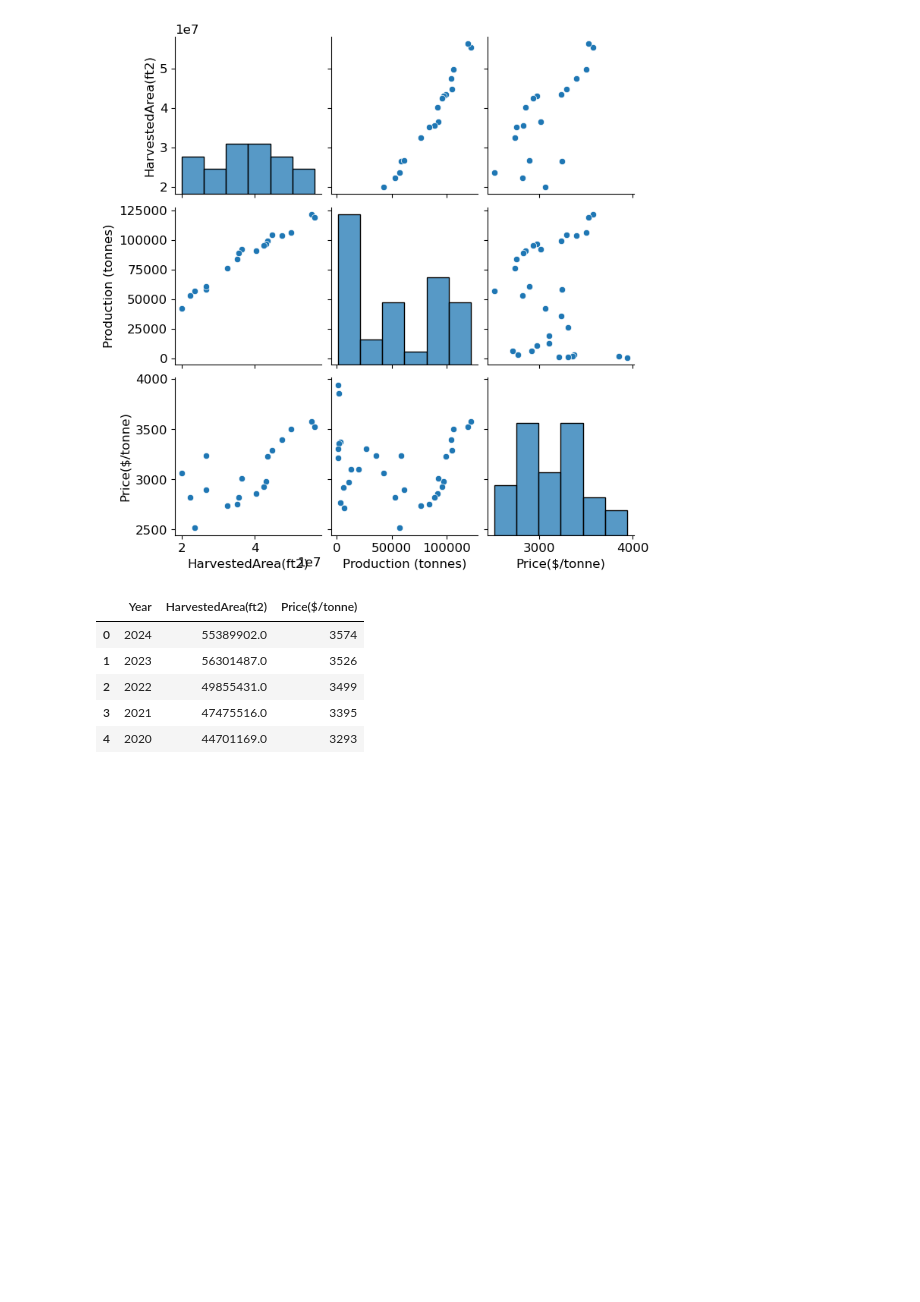
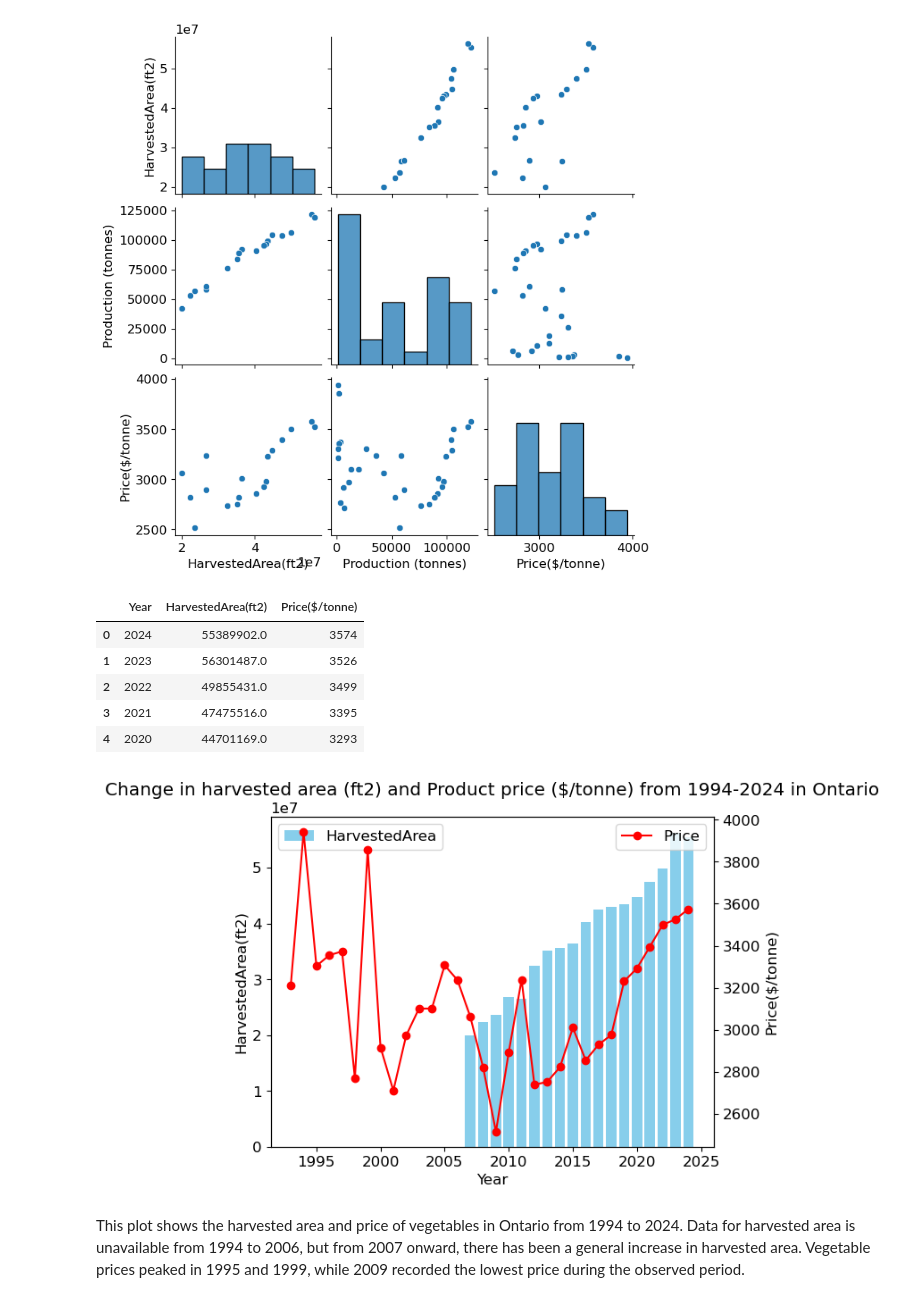
Before and after one commit to minamahdian/visualization, a Jupyter notebook: 02_activities/assignments/Assignment3_plots.ipynb, the cells around one changed output. Saved outputs shown, nothing was run; the diff lists cells and outputs as text; code cells hidden in the pictures; blank space fills up the shorter version.

```diff
--- a/02_activities/assignments/Assignment3_plots.ipynb
+++ b/02_activities/assignments/Assignment3_plots.ipynb
@@ -152,3 +149,31 @@ df2.head()
 | 2 | 2022 | 49855431.0 | 3499 |
 | 3 | 2021 | 47475516.0 | 3395 |
 | 4 | 2020 | 44701169.0 | 3293 |
+# %%
+import matplotlib.pyplot as plt
+import pandas as pd
+
+fig, ax1 = plt.subplots()
+
+# Bar plot (left y-axis)
+ax1.bar(df2['Year'], df2['HarvestedArea(ft2)'], color='skyblue', label='HarvestedArea')
+ax1.set_ylabel('HarvestedArea(ft2)')
+ax1.set_xlabel('Year')
+
+# Second y-axis
+ax2 = ax1.twinx()
+
+# Scatter plot (right y-axis)
+ax2.plot(df2['Year'], df2['Price($/tonne)'], 'o-', color='red', label='Price')
+ax2.set_ylabel('Price($/tonne)')
+
+# Optional: Add legends
+ax1.legend(loc='upper left')
+ax2.legend(loc='upper right')
+
+plt.title('Change in harvested area (ft2) and Product price ($/tonne) from 1994-2024 in Ontario')
+plt.show()
+# %% [output]
+[figure, added]
+# %% [markdown]
+This plot shows the harvested area and price of vegetables in Ontario from 1994 to 2024. Data for harvested area is unavailable from 1994 to 2006, but from 2007 onward, there has been a general increase in harvested area. Vegetable prices peaked in 1995 and 1999, while 2009 recorded the lowest price during the observed period.
```
Also changed, not shown: parts of 3 cells of this notebook.
